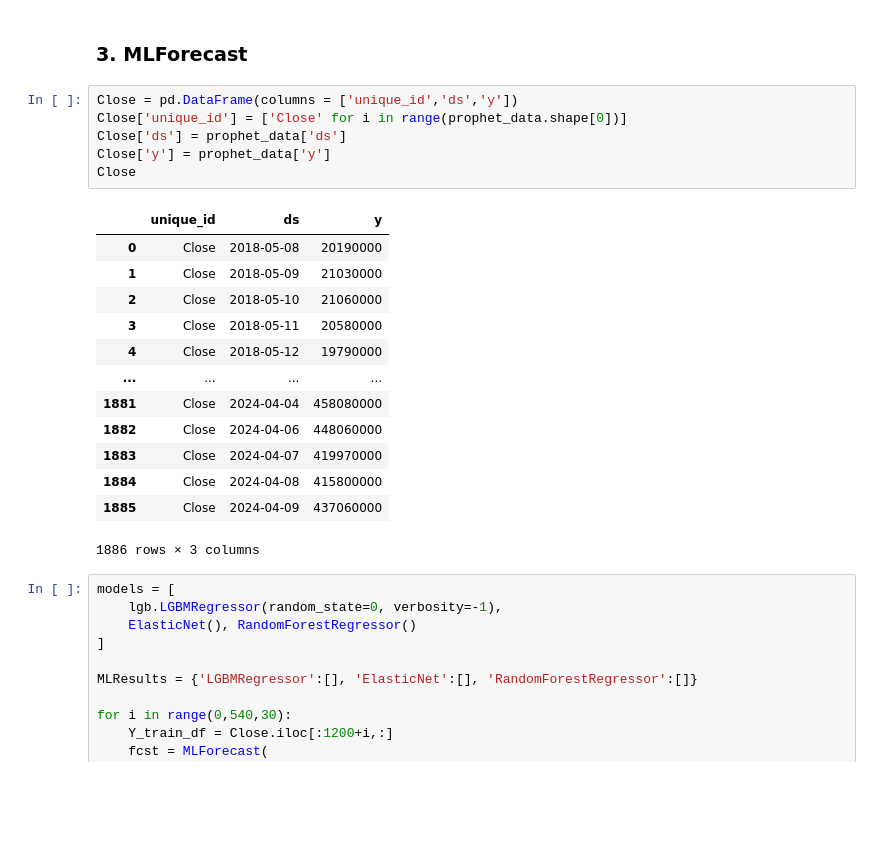
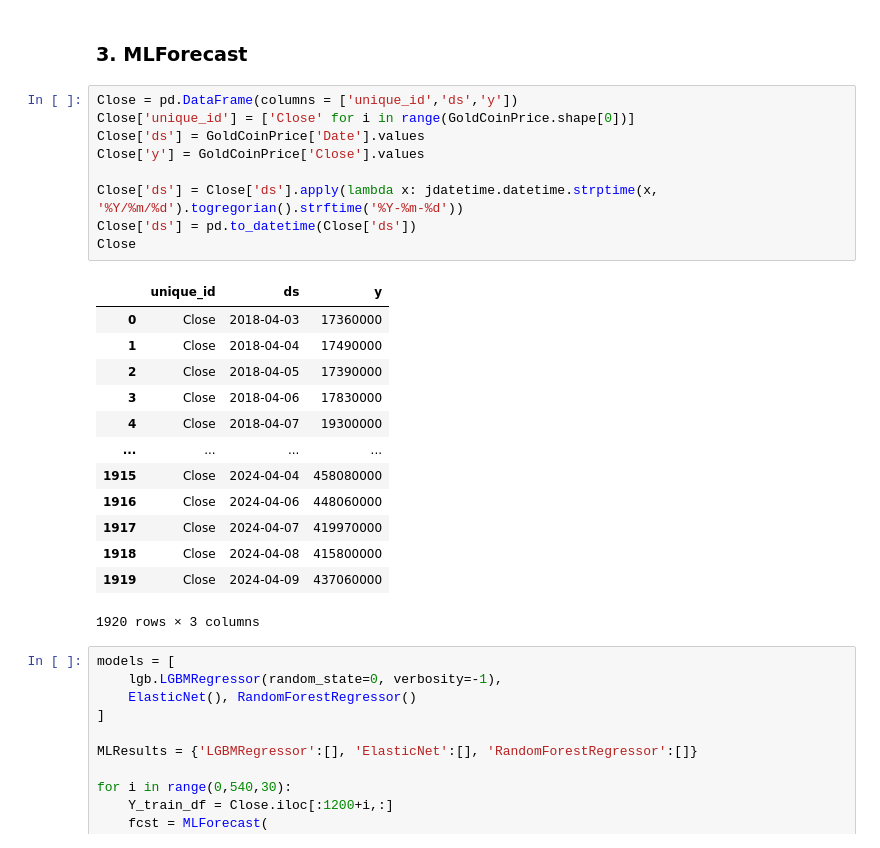
Before and after one commit to KhashayarRahimi/Option-Pricing, a Jupyter notebook: Persian_Option_Pricing.ipynb, the cells around one changed output. Cells and saved outputs as stored; diff of their text form; blank space fills up the shorter version.

```diff
--- a/Persian_Option_Pricing.ipynb
+++ b/Persian_Option_Pricing.ipynb
@@ -603,24 +603,27 @@ fig.show()
 ### 3. MLForecast
 # %%
 Close = pd.DataFrame(columns = ['unique_id','ds','y'])
-Close['unique_id'] = ['Close' for i in range(prophet_data.shape[0])]
-Close['ds'] = prophet_data['ds']
-Close['y'] = prophet_data['y']
+Close['unique_id'] = ['Close' for i in range(GoldCoinPrice.shape[0])]
+Close['ds'] = GoldCoinPrice['Date'].values
+Close['y'] = GoldCoinPrice['Close'].values
+
+Close['ds'] = Close['ds'].apply(lambda x: jdatetime.datetime.strptime(x, '%Y/%m/%d').togregorian().strftime('%Y-%m-%d'))
+Close['ds'] = pd.to_datetime(Close['ds'])
 Close
 # %% [output]
 |  | unique_id | ds | y |
-| 0 | Close | 2018-05-08 | 20190000 |
-| 1 | Close | 2018-05-09 | 21030000 |
-| 2 | Close | 2018-05-10 | 21060000 |
-| 3 | Close | 2018-05-11 | 20580000 |
-| 4 | Close | 2018-05-12 | 19790000 |
+| 0 | Close | 2018-04-03 | 17360000 |
+| 1 | Close | 2018-04-04 | 17490000 |
+| 2 | Close | 2018-04-05 | 17390000 |
+| 3 | Close | 2018-04-06 | 17830000 |
+| 4 | Close | 2018-04-07 | 19300000 |
 | ... | ... | ... | ... |
-| 1881 | Close | 2024-04-04 | 458080000 |
-| 1882 | Close | 2024-04-06 | 448060000 |
-| 1883 | Close | 2024-04-07 | 419970000 |
-| 1884 | Close | 2024-04-08 | 415800000 |
-| 1885 | Close | 2024-04-09 | 437060000 |
+| 1915 | Close | 2024-04-04 | 458080000 |
+| 1916 | Close | 2024-04-06 | 448060000 |
+| 1917 | Close | 2024-04-07 | 419970000 |
+| 1918 | Close | 2024-04-08 | 415800000 |
+| 1919 | Close | 2024-04-09 | 437060000 |
-1886 rows × 3 columns
+1920 rows × 3 columns
 # %%
 models = [
     lgb.LGBMRegressor(random_state=0, verbosity=-1),
```
Also changed, not shown: parts of 26 cells of this notebook.
